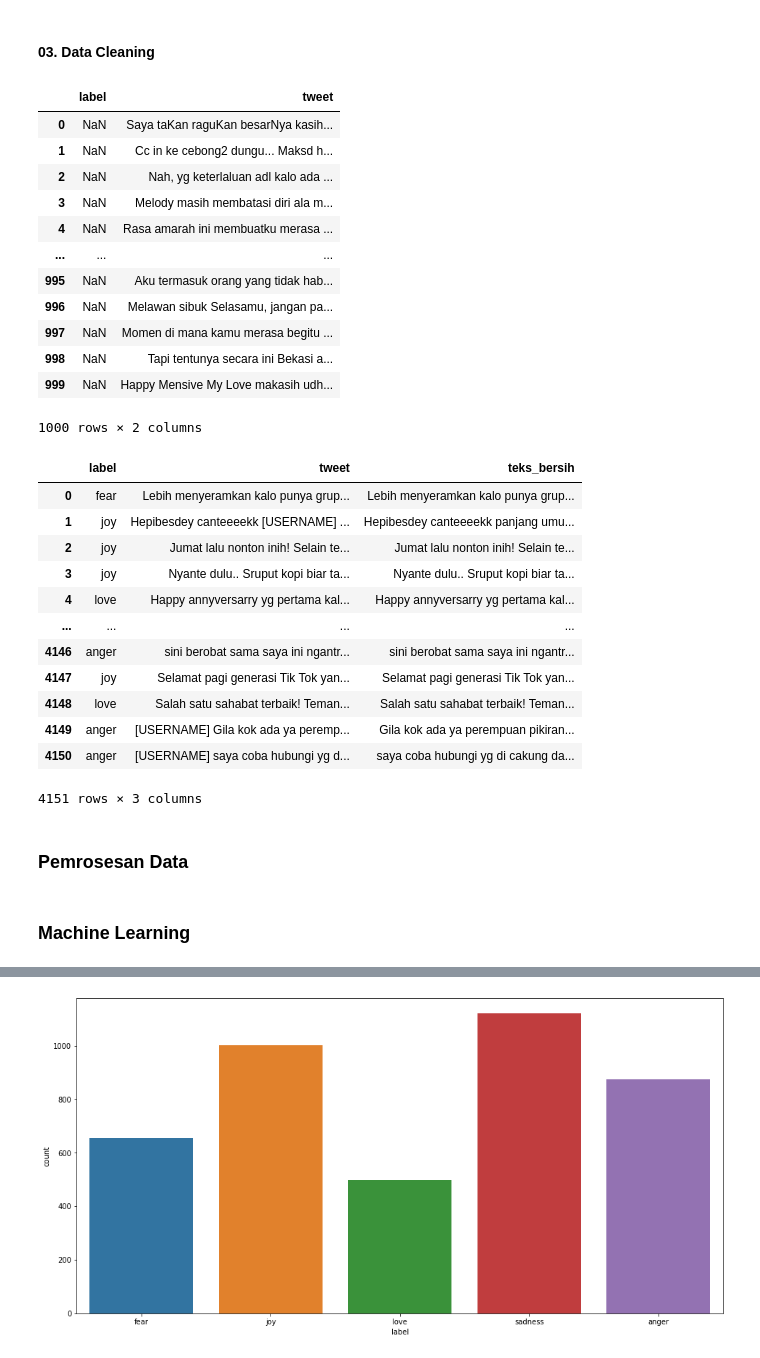
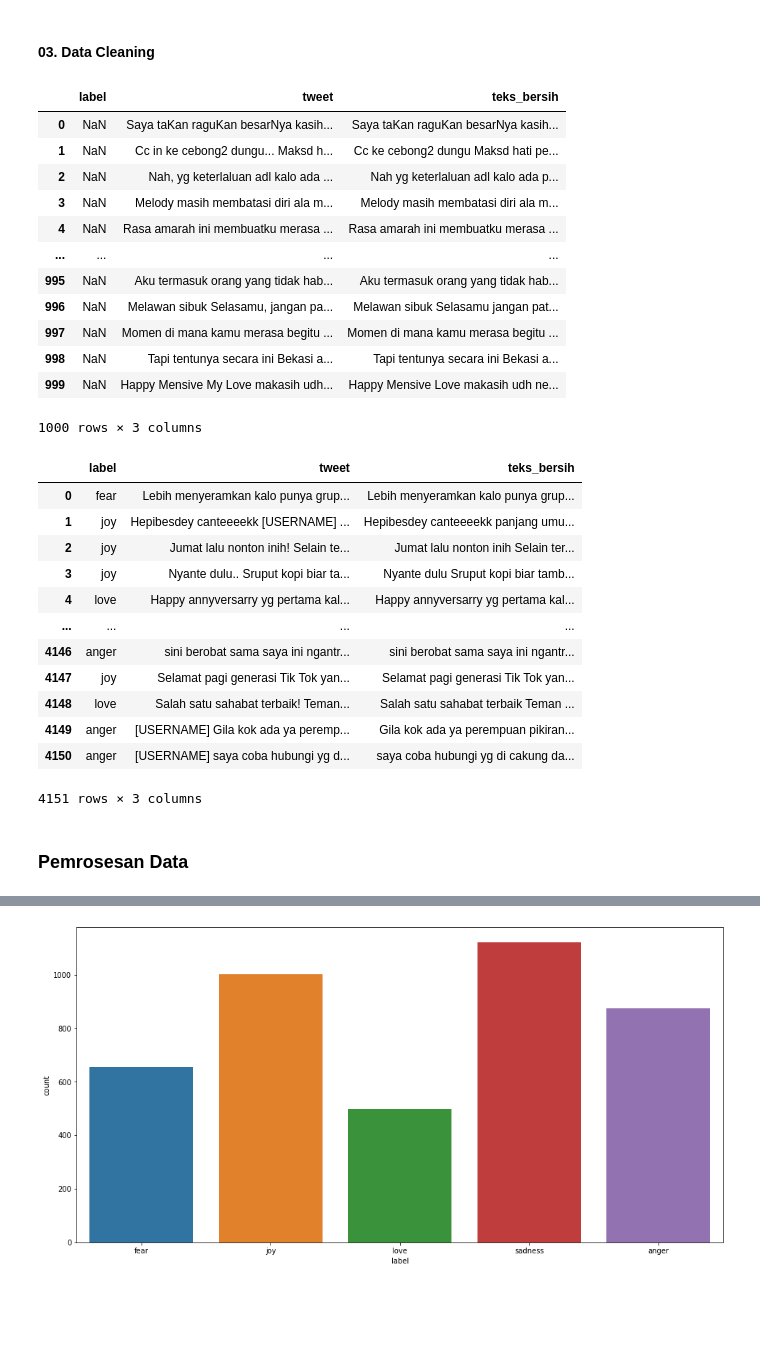
Before and after one commit to ReyhanPA/IFEST-Lesti, a Jupyter notebook: sourceCode.ipynb, the cells around one changed output, grey strips where cells are left out. Drawn from its saved outputs; the diff is of its cells as text; code cells hidden in the pictures; blank space fills up the shorter version.

```diff
--- a/sourceCode.ipynb
+++ b/sourceCode.ipynb
@@ -52,48 +54,59 @@ dataset_prediksi = dataset[dataset.isnull().any(axis = 1)].reset_index(drop = Tr
 # %%
 # Data Cleaning Column "tweet" dari dataset_prediksi
 dataset_prediksi.dropna(subset = ["tweet"], inplace = True)
 dataset_prediksi.reset_index(drop=True, inplace=True)
+
+# Stopwords (Menghapus Kata Tidak Penting, seperti a, the, dll)
+dataset_prediksi["teks_bersih"] = dataset_prediksi["tweet"].apply(nfx.remove_stopwords)
+
+# Menghapus Kata [USERNAME]
+dataset_prediksi["teks_bersih"] = dataset_prediksi['teks_bersih'].str.replace(r"\[USERNAME]", "")
+
+# Menghapus koma, titik, dan lain lain
+dataset_prediksi["teks_bersih"] = dataset_prediksi["teks_bersih"].apply(nfx.remove_punctuations)
 dataset_prediksi
 # %% [output]
-|  | label | tweet |
-| 0 | NaN | Saya taKan raguKan besarNya kasih... |
-| 1 | NaN | Cc in ke cebong2 dungu... Maksd h... |
-| 2 | NaN | Nah, yg keterlaluan adl kalo ada ... |
-| 3 | NaN | Melody masih membatasi diri ala m... |
-| 4 | NaN | Rasa amarah ini membuatku merasa ... |
-| ... | ... | ... |
-| 995 | NaN | Aku termasuk orang yang tidak hab... |
-| 996 | NaN | Melawan sibuk Selasamu, jangan pa... |
-| 997 | NaN | Momen di mana kamu merasa begitu ... |
-| 998 | NaN | Tapi tentunya secara ini Bekasi a... |
-| 999 | NaN | Happy Mensive My Love makasih udh... |
+|  | label | tweet | teks_bersih |
+| 0 | NaN | Saya taKan raguKan besarNya kasih... | Saya taKan raguKan besarNya kasih... |
+| 1 | NaN | Cc in ke cebong2 dungu... Maksd h... | Cc ke cebong2 dungu Maksd hati pe... |
+| 2 | NaN | Nah, yg keterlaluan adl kalo ada ... | Nah yg keterlaluan adl kalo ada p... |
+| 3 | NaN | Melody masih membatasi diri ala m... | Melody masih membatasi diri ala m... |
+| 4 | NaN | Rasa amarah ini membuatku merasa ... | Rasa amarah ini membuatku merasa ... |
+| ... | ... | ... | ... |
+| 995 | NaN | Aku termasuk orang yang tidak hab... | Aku termasuk orang yang tidak hab... |
+| 996 | NaN | Melawan sibuk Selasamu, jangan pa... | Melawan sibuk Selasamu jangan pat... |
+| 997 | NaN | Momen di mana kamu merasa begitu ... | Momen di mana kamu merasa begitu ... |
+| 998 | NaN | Tapi tentunya secara ini Bekasi a... | Tapi tentunya secara ini Bekasi a... |
+| 999 | NaN | Happy Mensive My Love makasih udh... | Happy Mensive Love makasih udh ne... |
-1000 rows × 2 columns
+1000 rows × 3 columns
 # %%
 # Data Cleaning Column "tweet" dari dataset_berisi
 # Stopwords (Menghapus Kata Tidak Penting, seperti a, the, dll)
 dataset_berisi["teks_bersih"] = dataset_berisi["tweet"].apply(nfx.remove_stopwords)
 
 # Menghapus Kata [USERNAME]
-dataset_berisi["teks_bersih"] = dataset_berisi['teks_bersih'].str.replace(r"[USERNAME]", "")
+dataset_berisi["teks_bersih"] = dataset_berisi['teks_bersih'].str.replace(r"\[USERNAME]", "")
+
+# Menghapus koma, titik, dan lain lain
+dataset_berisi["teks_bersih"] = dataset_berisi["teks_bersih"].apply(nfx.remove_punctuations)
+
 dataset_berisi
 # %% [output]
 |  | label | tweet | teks_bersih |
 | 0 | fear | Lebih menyeramkan kalo punya grup... | Lebih menyeramkan kalo punya grup... |
 | 1 | joy | Hepibesdey canteeeekk [USERNAME] ... | Hepibesdey canteeeekk panjang umu... |
-| 2 | joy | Jumat lalu nonton inih! Selain te... | Jumat lalu nonton inih! Selain te... |
-| 3 | joy | Nyante dulu.. Sruput kopi biar ta... | Nyante dulu.. Sruput kopi biar ta... |
+| 2 | joy | Jumat lalu nonton inih! Selain te... | Jumat lalu nonton inih Selain ter... |
+| 3 | joy | Nyante dulu.. Sruput kopi biar ta... | Nyante dulu Sruput kopi biar tamb... |
 | 4 | love | Happy annyversarry yg pertama kal... | Happy annyversarry yg pertama kal... |
 | ... | ... | ... | ... |
 | 4146 | anger | sini berobat sama saya ini ngantr... | sini berobat sama saya ini ngantr... |
 | 4147 | joy | Selamat pagi generasi Tik Tok yan... | Selamat pagi generasi Tik Tok yan... |
-| 4148 | love | Salah satu sahabat terbaik! Teman... | Salah satu sahabat terbaik! Teman... |
+| 4148 | love | Salah satu sahabat terbaik! Teman... | Salah satu sahabat terbaik Teman ... |
 | 4149 | anger | [USERNAME] Gila kok ada ya peremp... | Gila kok ada ya perempuan pikiran... |
 | 4150 | anger | [USERNAME] saya coba hubungi yg d... | saya coba hubungi yg di cakung da... |
 4151 rows × 3 columns
 # %% [markdown]
 ### Pemrosesan Data
-# %% [markdown]
-### Machine Learning
 # %%
 #Banyak label emoticon
 dataset_berisi["label"].value_counts()
```
Also changed, not shown: parts of 6 cells of this notebook.
